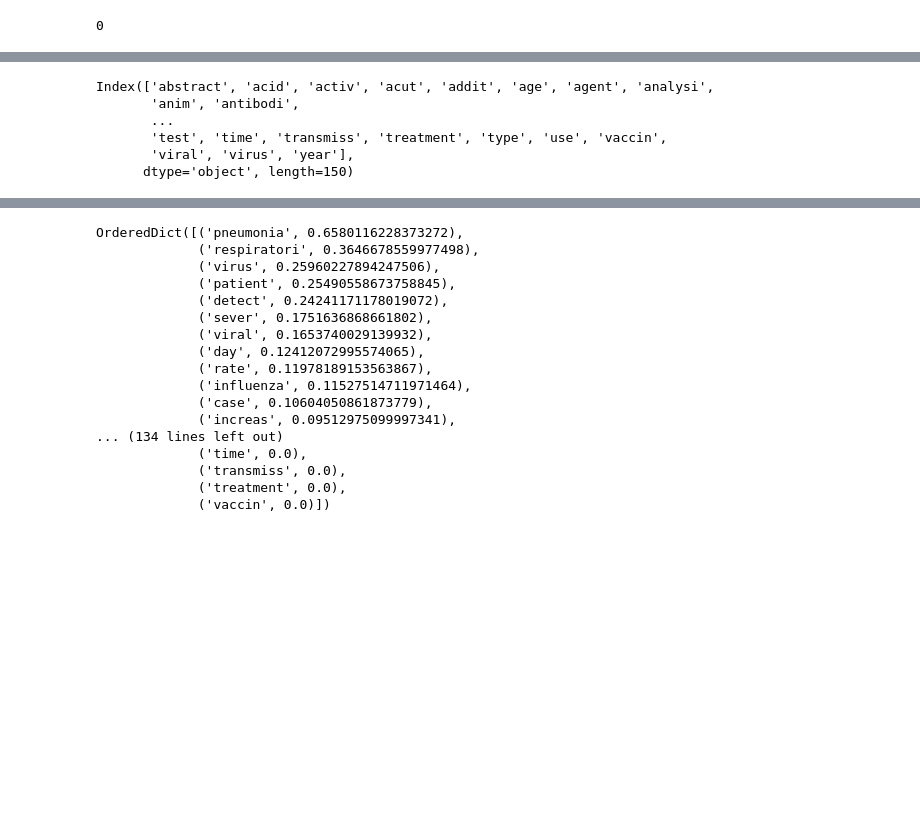
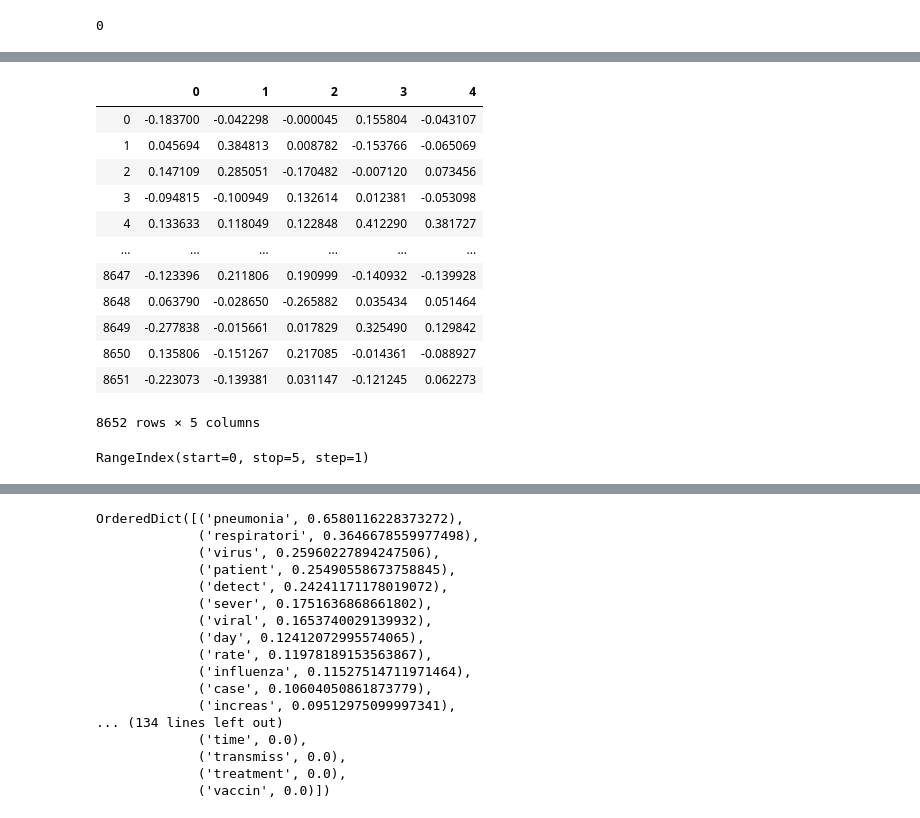
Before and after one commit to jay-feng/CORD-project, a Jupyter notebook: COVID-19 Research Papers K-Means Clustering.ipynb, the cells around one changed output, grey strips where cells are left out. Cells and saved outputs as stored; diff of their text form; code cells hidden in the pictures; blank space fills up the shorter version.

```diff
--- a/COVID-19 Research Papers K-Means Clustering.ipynb
+++ b/COVID-19 Research Papers K-Means Clustering.ipynb
@@ -148,14 +177,31 @@ df
+# %%
+from sklearn.decomposition import PCA
+from sklearn.preprocessing import StandardScaler
+
+pca = PCA(n_components=5)
+principalComponents = pca.fit_transform(df.values)
+reduced_df = pd.DataFrame(data = principalComponents)
+reduced_df
+# %% [output]
+|  | 0 | 1 | 2 | 3 | 4 |
+| 0 | -0.183700 | -0.042298 | -0.000045 | 0.155804 | -0.043107 |
+| 1 | 0.045694 | 0.384813 | 0.008782 | -0.153766 | -0.065069 |
+| 2 | 0.147109 | 0.285051 | -0.170482 | -0.007120 | 0.073456 |
+| 3 | -0.094815 | -0.100949 | 0.132614 | 0.012381 | -0.053098 |
+| 4 | 0.133633 | 0.118049 | 0.122848 | 0.412290 | 0.381727 |
+| ... | ... | ... | ... | ... | ... |
+| 8647 | -0.123396 | 0.211806 | 0.190999 | -0.140932 | -0.139928 |
+| 8648 | 0.063790 | -0.028650 | -0.265882 | 0.035434 | 0.051464 |
+| 8649 | -0.277838 | -0.015661 | 0.017829 | 0.325490 | 0.129842 |
+| 8650 | 0.135806 | -0.151267 | 0.217085 | -0.014361 | -0.088927 |
+| 8651 | -0.223073 | -0.139381 | 0.031147 | -0.121245 | 0.062273 |
+8652 rows × 5 columns
 # %%
 """100 most relevant features"""
 
-(df.columns)
+(reduced_df.columns)
 # %% [output]
-Index(['abstract', 'acid', 'activ', 'acut', 'addit', 'age', 'agent', 'analysi',
-       'anim', 'antibodi',
-       ...
-       'test', 'time', 'transmiss', 'treatment', 'type', 'use', 'vaccin',
-       'viral', 'virus', 'year'],
-      dtype='object', length=150)
+RangeIndex(start=0, stop=5, step=1)
 # %%
 """Creates an elbow plot to identify the ideal number of clusters based on sum of squared errors
 
```
Also changed, not shown: parts of 5 cells of this notebook.
